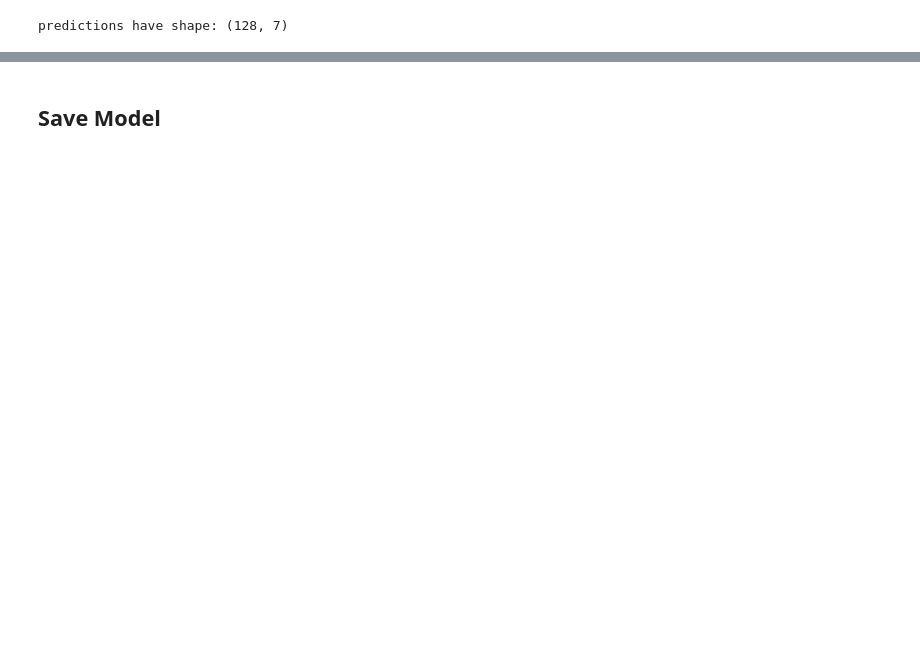
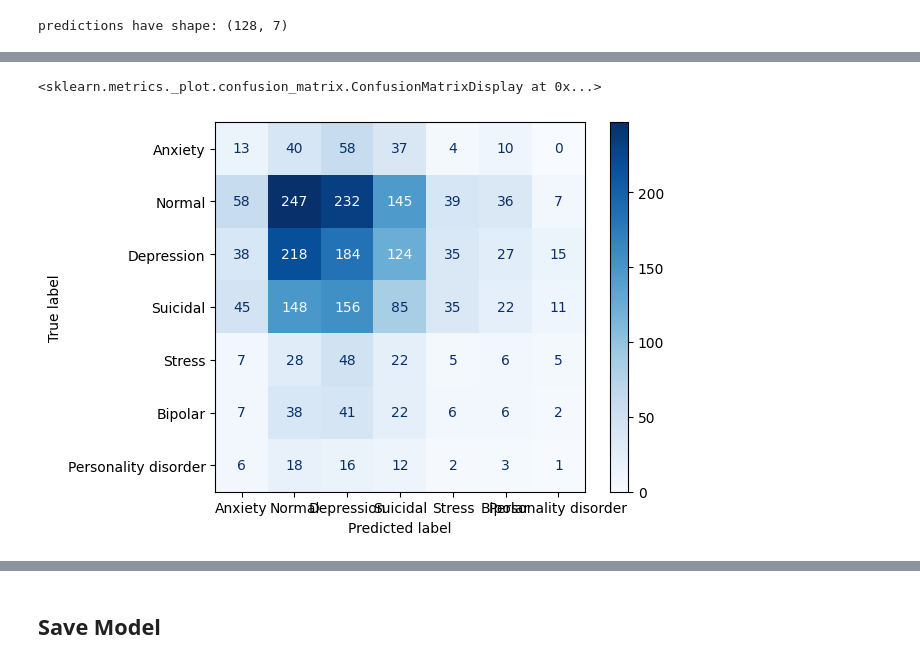
Before and after one commit to prasetyodidi/capstone-mental-health, a Jupyter notebook: mental_health_tensorflow_imbalance.ipynb, the cells around one changed output, grey strips where cells are left out. Cells and saved outputs as stored; diff of their text form; code cells hidden in the pictures; blank space fills up the shorter version.

Commit message:
add evaluation: confusion matrix, class wise metrics, AUC-ROC per Class, and f1-score

```diff
--- a/mental_health_tensorflow_imbalance.ipynb
+++ b/mental_health_tensorflow_imbalance.ipynb
@@ -461,0 +504,23 @@ with open('./imbalance_weights.tsv', 'w') as f:
+# %%
+from sklearn.metrics import confusion_matrix
+from sklearn.metrics import ConfusionMatrixDisplay
+
+# Extract true labels (y_true) from test_dataset
+y_true = []
+for _, label_batch in test_dataset:  # Iterate over the batches in test_dataset
+    y_true.extend(label_batch.numpy())  # Append labels to the list
+y_true = np.array(y_true)  # Convert the list to a NumPy array
+
+# Generate predictions
+y_pred = np.argmax(export_model.predict(test_dataset), axis=1)
+
+# Create a confusion matrix
+cm = confusion_matrix(y_true, y_pred)  # Use y_true instead of y_test
+
+# Define class labels (assuming you have 7 classes)
+class_names = ['Anxiety', 'Normal', 'Depression', 'Suicidal', 'Stress', 'Bipolar', 'Personality disorder']
+
+# Visualize the confusion matrix, using class_names as display_labels
+disp = ConfusionMatrixDisplay(confusion_matrix=cm, display_labels=class_names)  # Changed to class_names
+disp.plot(cmap='Blues')
+# %% [output]
@@ -461,0 +528,2 @@ with open('./imbalance_weights.tsv', 'w') as f:
+<sklearn.metrics._plot.confusion_matrix.ConfusionMatrixDisplay at 0x...>
+[figure, added]
```
Also changed, not shown: parts of 16 cells of this notebook.
